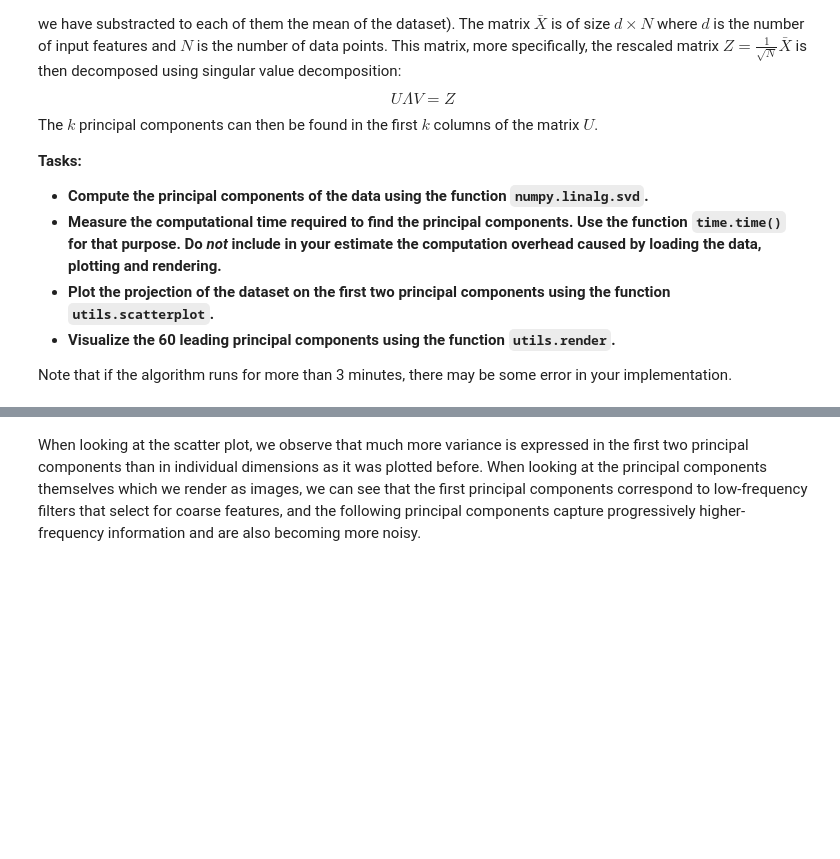
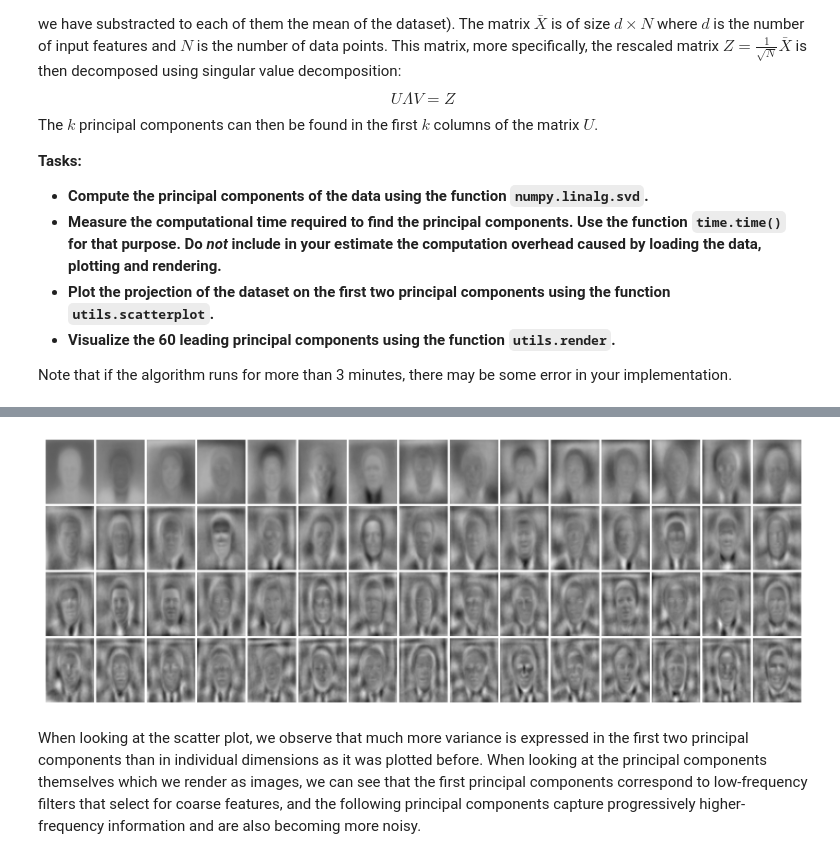
Before and after one commit to numustafa/ML1_WS22-23, a Jupyter notebook: sheet04-programming.ipynb, the cells around one changed output, grey strips where cells are left out. Drawn from its saved outputs; the diff is of its cells as text; code cells hidden in the pictures; blank space fills up the shorter version.

```diff
--- a/sheet04-programming.ipynb
+++ b/sheet04-programming.ipynb
@@ -61,3 +97,9 @@ NameError: name 'time' is not defined
+# %%
+utils.render(U[:,:60].T,15,4)         # Display the first 60 principal components
+
+# The first 60 principal components are able to capture the signal of the data set.
+# %% [output]
+[figure, added]
 # %% [markdown]
 When looking at the scatter plot, we observe that much more variance is expressed in the first two principal components than in individual dimensions as it was plotted before. When looking at the principal components themselves which we render as images, we can see that the first principal components correspond to low-frequency filters that select for coarse features, and the following principal components capture progressively higher-frequency information and are also becoming more noisy.
 # %% [markdown]
```
Also changed, not shown: parts of 3 cells of this notebook.
